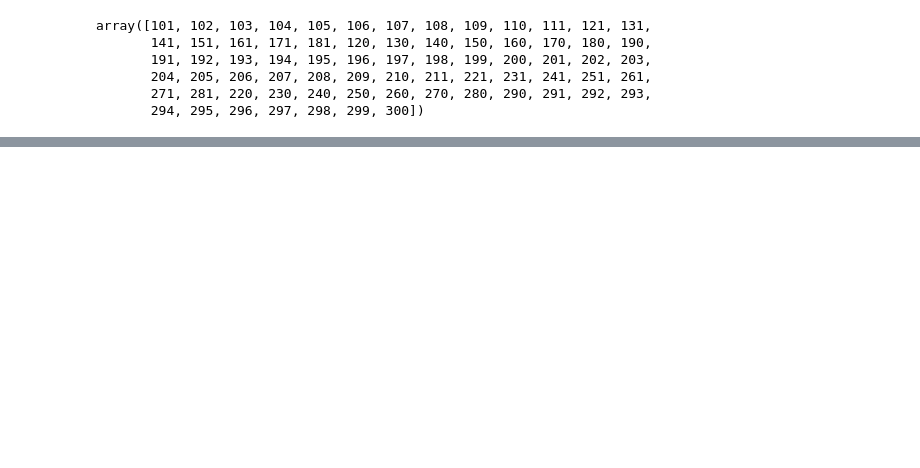
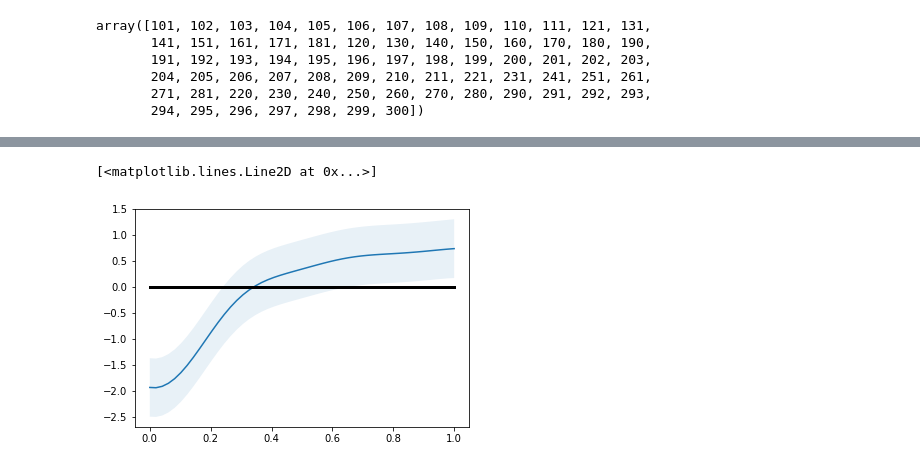
Before and after one commit to ptonner/experimental-variation, a Jupyter notebook: edge-effects/with-effect.ipynb, the cells around one changed output, grey strips where cells are left out. Saved outputs shown, nothing was run; the diff lists cells and outputs as text; code cells hidden in the pictures; blank space fills up the shorter version.

```diff
--- a/edge-effects/with-effect.ipynb
+++ b/edge-effects/with-effect.ipynb
@@ -175,0 +121,14 @@ for i,p in enumerate([0,1]):
+# %%
+xpred = np.zeros((50,2))
+xpred[:,0] = np.linspace(x.min(),x.max())
+# xpred[50:,1] = 1
+
+mu,cov = m.predict_noiseless(xpred,full_cov=True,kern=k.time)
+mu = mu[:,0]
+
+plt.plot(xpred[:50,0],mu)
+plt.fill_between(xpred[:50,0],mu+1.96*np.sqrt(cov.diagonal()),mu-1.96*np.sqrt(cov.diagonal()),alpha=.1)
+plt.plot([x.min(),x.max()],[0,0],'k',lw=3)
+# %% [output]
+[<matplotlib.lines.Line2D at 0x...>]
+[figure, added]
```
Also changed, not shown: parts of 18 cells of this notebook, 5 other files.
